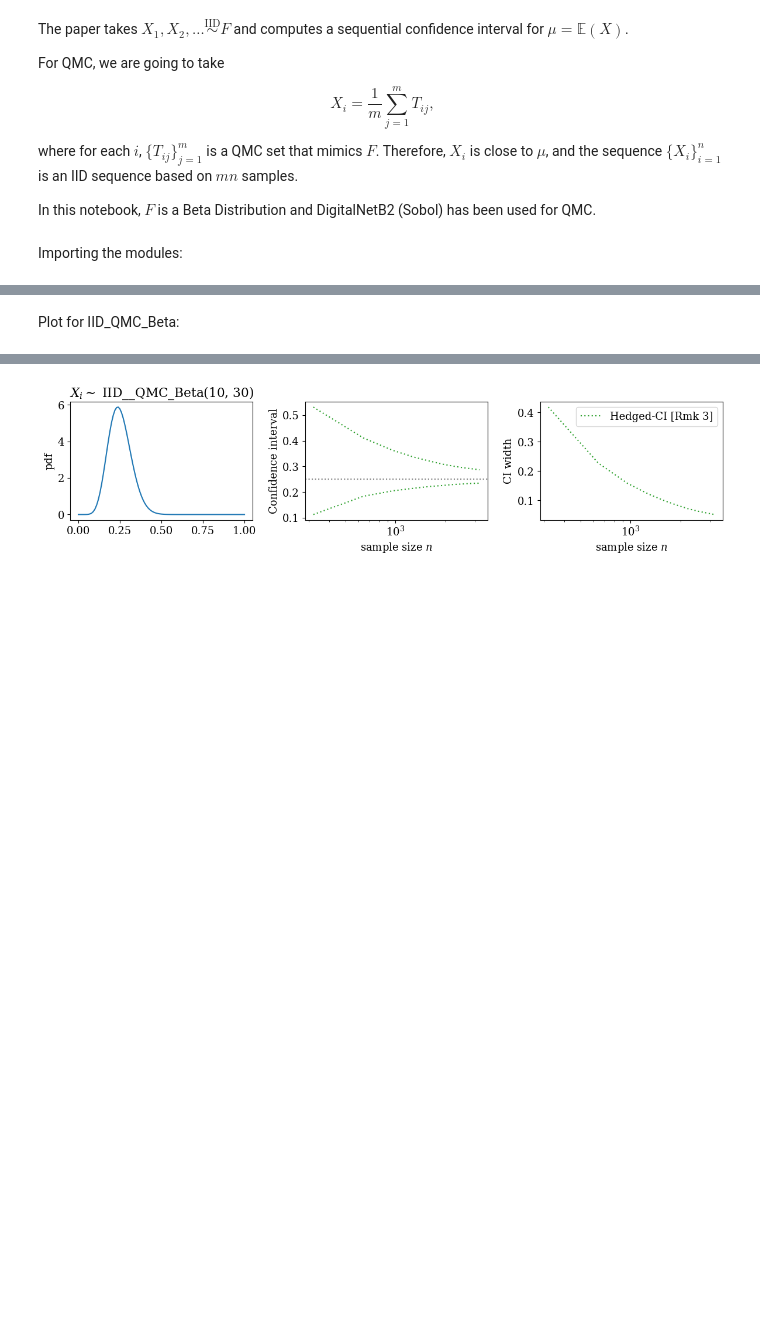
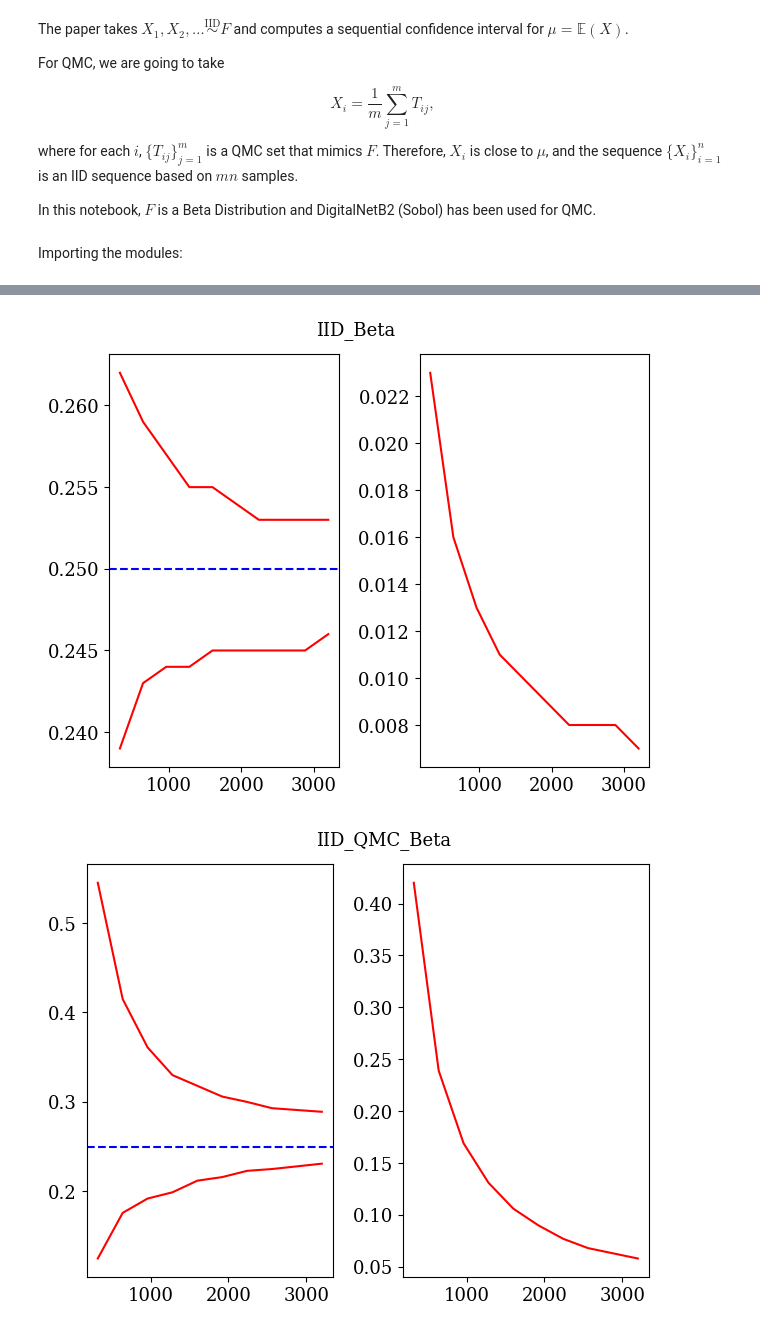
Before and after one commit to fjhickernell/Betting-Paper-Simulations-for-QMC, a Jupyter notebook: simulations/Fixed-time/qmc_ci.ipynb, the cells around one changed output, grey strips where cells are left out. Drawn from its saved outputs; the diff is of its cells as text; code cells hidden in the pictures; blank space fills up the shorter version.

Commit message:
Updating the way samples are generated

```diff
--- a/simulations/Fixed-time/qmc_ci.ipynb
+++ b/simulations/Fixed-time/qmc_ci.ipynb
@@ -40 +42,10 @@ import qmcpy as qp
+# %%
+def plot_func(times,lower_bound,upper_bound, title):
+    fig, axs = plt.subplots(1, 2)
+    axs[0].plot(times,lower_bound, color = "red")
+    axs[0].plot(times,upper_bound, color = "red")
+    axs[0].axhline(y=0.25, color="blue", linestyle="--")
+    axs[1].plot(times,upper_bound - lower_bound, color = "red")
+    fig.text(0.45,1,title)
+    fig.tight_layout()
 # %% [markdown]
@@ -126,6 +53,20 @@ Hedged-CI [Rmk 3] miscovered in 0 out of 1 experiments
-# %% [markdown]
-Plot for IID_QMC_Beta:
 # %%
+alpha = 0.05 # Confidence level
+
+# The setup for IID_Beta:
+
+N = 100 * (2**5) # The sample size
+times_iid = (10 * (np.arange(1,11))) * (2**5) # The times (sample sizes) for which we'll use the lower and upper bound values
+x_iid = np.random.beta(10, 30, N) # The IID_Beta samples
+lower_bound_iid,upper_bound_iid = betting_ci_seq(x_iid, times=times_iid, alpha=alpha, parallel=True, m_trunc=True, trunc_scale=3 / 4) # Getting the sequential CI
+
+# Printing out the mean, std, and last CI width (CI width at sample size N)
+print("IID mean = ", x_iid.mean())
+print("IID std = ", x_iid.std()/np.sqrt(N))
+print("CI width at sample size N = ", upper_bound_iid[len(upper_bound_iid) - 1] - lower_bound_iid[len(lower_bound_iid) - 1])
+
+# The setup for IID_QMC_Beta:
+
 # The function to generate the IID_QMC_Beta samples
 def gen_qmc_samples_iid(distribution = qp.SciPyWrapper(discrete_distrib=qp.DigitalNetB2(1,seed = 7),scipy_distribs=beta(a=10,b=30))
                          , spawn_samples = 11 ,gen_samples = 2**8):
@@ -139,49 +80,16 @@ def gen_qmc_samples_iid(distribution = qp.SciPyWrapper(discrete_distrib=qp.Digit
 
 spawn_samples = 100 # The number of IID replications
 gen_samples = 2**5 # The number of samples generated per replication
-alpha = 0.05
-times = 10 * np.arange(1,11) # The times (sample sizes) for which we'll use the lower and upper bound values
-
-cs_list = [
-    ConfseqToPlot(
-        lambda x: betting_ci_seq(
-            x, times=times, alpha=alpha, parallel=True, m_trunc=True, trunc_scale=3 / 4
-        ),
-        "Hedged-CI [Rmk 3]",
-        "tab:green",
-        ":",
-
-    ),
-]
-
-# The Hedged CI
-dgp_list_qmc = [
-
-    DataGeneratingProcess(
-        data_generator_fn=lambda: gen_qmc_samples_iid(spawn_samples=spawn_samples,gen_samples=gen_samples),
-        name="QMC_Beta_10,_30_",
-        dist_fn=lambda x: beta.pdf(x, 10, 30),
-        mean=1 / 4,
-        discrete=False,
-        title="$X_i \sim$ IID__QMC_Beta(10, 30)",
-    ),
-]
+times_qmc = 10 * np.arange(1,11) # The times (sample sizes) for which we'll use the lower and upper bound values
+x_qmc = gen_qmc_samples_iid(spawn_samples=spawn_samples,gen_samples=gen_samples) # The IID_QMC_Beta samples
+lower_bound_qmc,upper_bound_qmc = betting_ci_seq(x_iid, times=times_qmc, alpha=alpha, parallel=True, m_trunc=True, trunc_scale=3 / 4) # Getting the sequential CI
 
 # Printing out the mean, std, and last CI width (CI width at sample size spawn_samples)
-x_qmc = dgp_list_qmc[0].data_generator_fn()
 print("QMC mean = ", x_qmc.mean())
 print("QMC std = ", x_qmc.std()/np.sqrt(spawn_samples))
-lower_bound,upper_bound = betting_ci_seq(x_qmc, times=times, alpha=alpha, parallel=True, m_trunc=True, trunc_scale=3 / 4)
-print("CI width at sample size spawn_samples = ", upper_bound[len(upper_bound) - 1] - lower_bound[len(lower_bound) - 1])
+print("CI width at sample size spawn_samples = ", upper_bound_qmc[len(upper_bound_qmc) - 1] - lower_bound_qmc[len(lower_bound_qmc) - 1])
 
-plot_CSs(
-    dgp_list_qmc,
-    cs_list,
-    times=times * gen_samples,
-    time_uniform=False,
-    display_start=1,
-    nsim=1,
-    log_scale=True,
-    folder=figures_location,
-)
+# The plots:
+plot_func(times_iid,lower_bound_iid,upper_bound_iid,"IID_Beta") # IID_Beta Plot
+plot_func(times_qmc * gen_samples,lower_bound_qmc,upper_bound_qmc,"IID_QMC_Beta") # IID_QMC_Beta Plot
 # %% [output]
@@ -195 +116,2 @@ Hedged-CI [Rmk 3] miscovered in 0 out of 1 experiments
-[figure, old version]
+[figure, new version]
+[figure, added]
```
Also changed, not shown: parts of 6 cells of this notebook.
